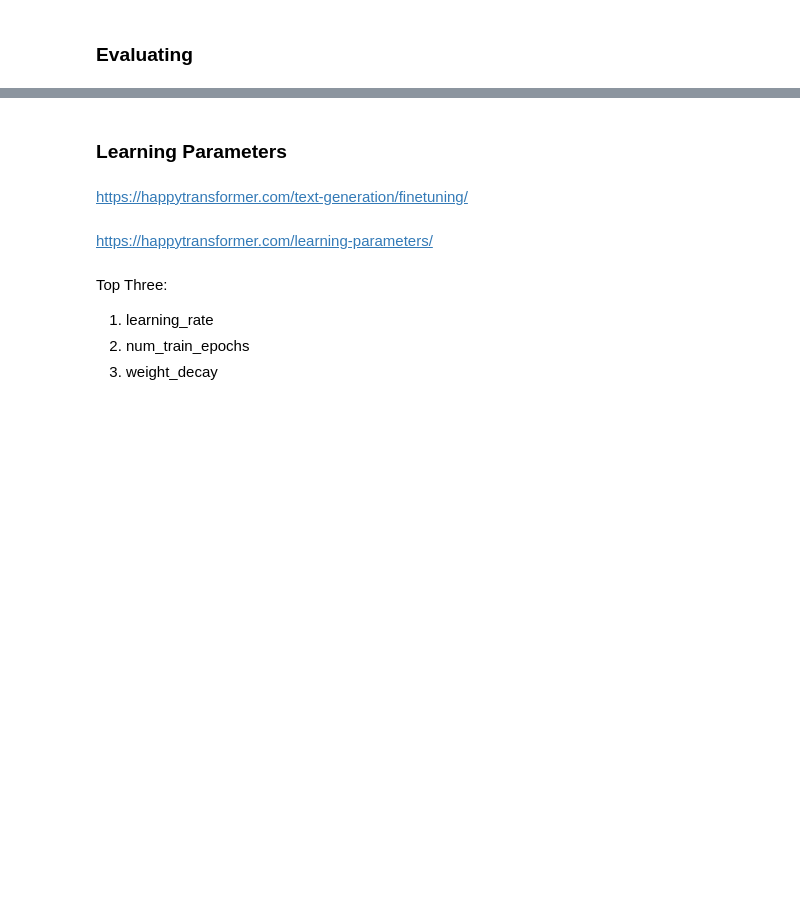
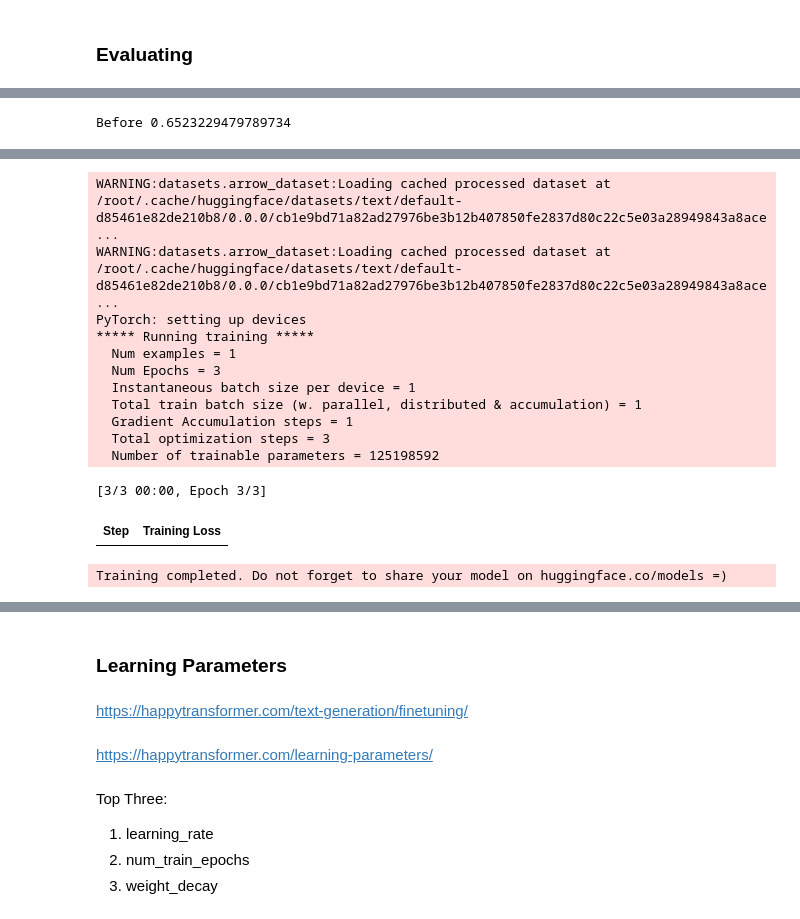
Before and after one commit to cmorris2945/gpt-neo, a Jupyter notebook: training_blank.ipynb, the cells around one changed output, grey strips where cells are left out. Cells and saved outputs as stored; diff of their text form; code cells hidden in the pictures; blank space fills up the shorter version.

```diff
--- a/training_blank.ipynb
+++ b/training_blank.ipynb
@@ -45,0 +105,7 @@ I'm not sure if I'm going to be able to do this, but I'm going to be able to do
+# %%
+print("Before", result.loss)
+# %% [output]
+Before 0.6523229479789734
+# %%
+happy_gen.train("/content/train.txt")
+# %% [output]
@@ -45,0 +114,14 @@ I'm not sure if I'm going to be able to do this, but I'm going to be able to do
+WARNING:datasets.arrow_dataset:Loading cached processed dataset at /root/.cache/huggingface/datasets/text/default-d85461e82de210b8/0.0.0/cb1e9bd71a82ad27976be3b12b407850fe2837d80c22c5e03a28949843a8ace ...
+WARNING:datasets.arrow_dataset:Loading cached processed dataset at /root/.cache/huggingface/datasets/text/default-d85461e82de210b8/0.0.0/cb1e9bd71a82ad27976be3b12b407850fe2837d80c22c5e03a28949843a8ace ...
+PyTorch: setting up devices
+***** Running training *****
+  Num examples = 1
+  Num Epochs = 3
+  Instantaneous batch size per device = 1
+  Total train batch size (w. parallel, distributed & accumulation) = 1
+  Gradient Accumulation steps = 1
+  Total optimization steps = 3
+  Number of trainable parameters = 125198592
+[3/3 00:00, Epoch 3/3]
+| Step | Training Loss |
+Training completed. Do not forget to share your model on huggingface.co/models =)
```
Also changed, not shown: parts of 12 cells of this notebook.
